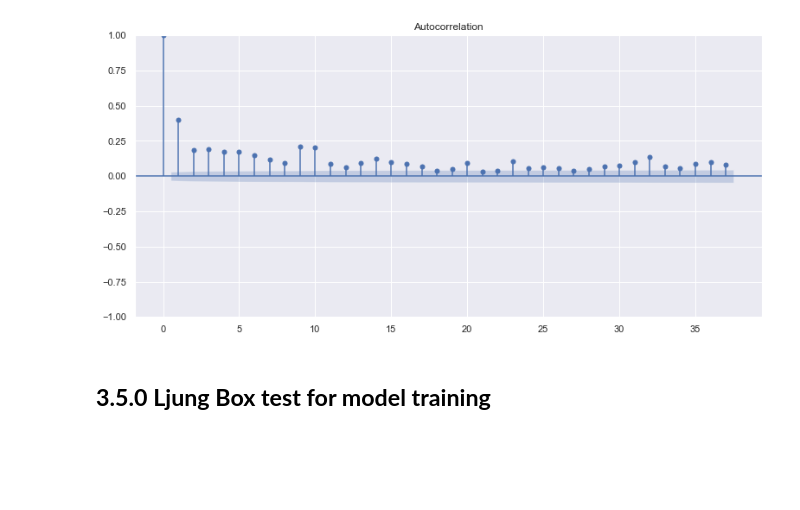
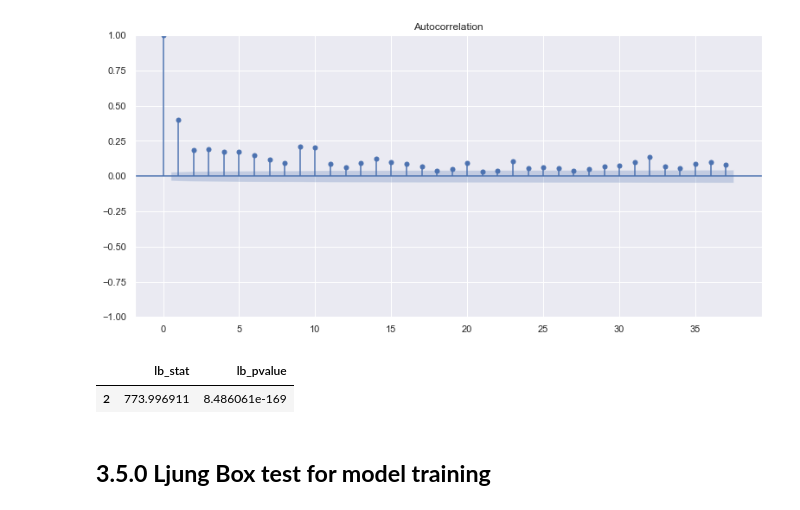
Before and after one commit to joaovictordesouzaduarte/volatility, a Jupyter notebook: notebooks/volatility.ipynb, the cells around one changed output. Cells and saved outputs as stored; diff of their text form; code cells hidden in the pictures; blank space fills up the shorter version.

```diff
--- a/notebooks/volatility.ipynb
+++ b/notebooks/volatility.ipynb
@@ -328,6 +333,11 @@ plot_acf(df3['ret2'])
 plt.show()
 # %% [output]
 [figure]
+# %%
+sm.stats.acorr_ljungbox(df3['ret2'], lags = [2], return_df = True)
+# %% [output]
+|  | lb_stat | lb_pvalue |
+| 2 | 773.996911 | 8.486061e-169 |
 # %% [markdown]
 ## **3.5.0 Ljung Box test for model training**
 # %%
```
Also changed, not shown: parts of 3 cells of this notebook.
